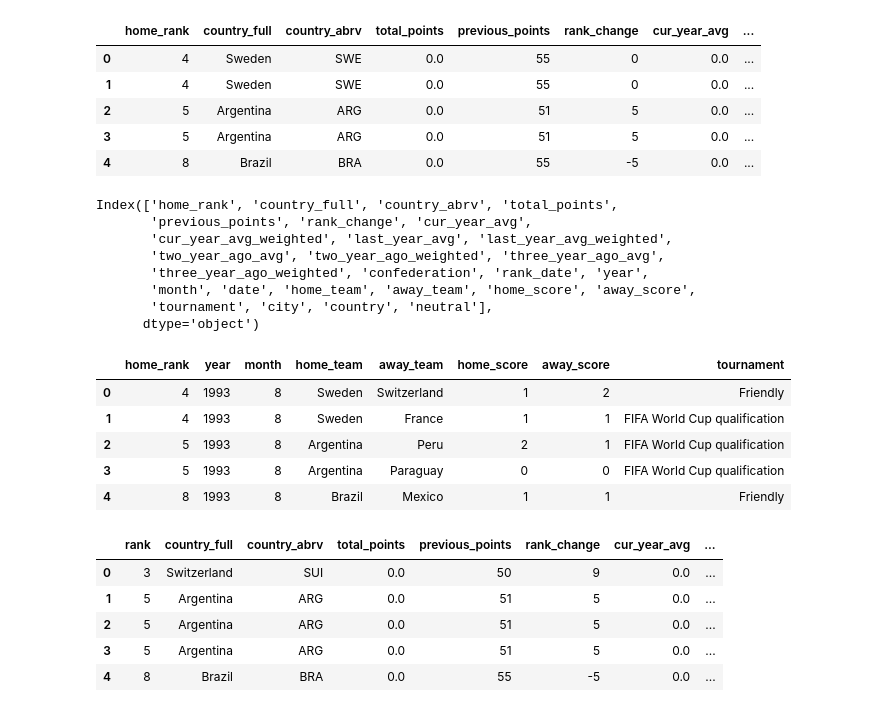
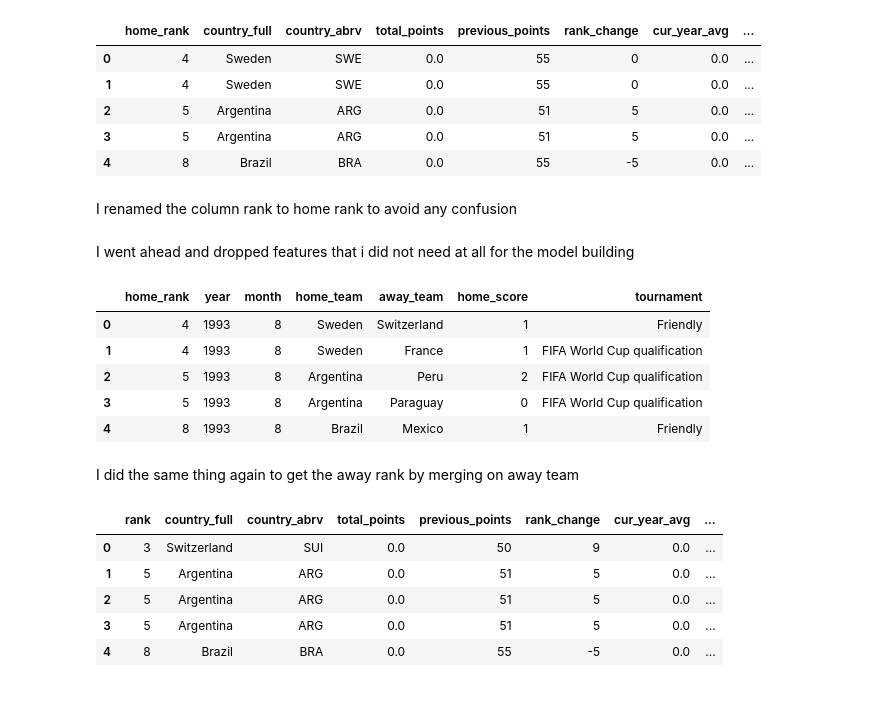
Before and after one commit to Maureen36Mathenge/Football-Match-prediction, a Jupyter notebook: Moringa_Core_IP_Week_6_Maureen_Mathenge.ipynb, the cells around one changed output. Saved outputs shown, nothing was run; the diff lists cells and outputs as text; code cells hidden in the pictures.

```diff
--- a/Moringa_Core_IP_Week_6_Maureen_Mathenge.ipynb
+++ b/Moringa_Core_IP_Week_6_Maureen_Mathenge.ipynb
@@ -162,32 +205,27 @@ fifa_home.head()
 | 2 | 5 | Argentina | ARG | 0.0 | 51 | 5 | 0.0 | ... |
 | 3 | 5 | Argentina | ARG | 0.0 | 51 | 5 | 0.0 | ... |
 | 4 | 8 | Brazil | BRA | 0.0 | 55 | -5 | 0.0 | ... |
-# %%
-fifa_home.columns
-# %% [output]
-Index(['home_rank', 'country_full', 'country_abrv', 'total_points',
-       'previous_points', 'rank_change', 'cur_year_avg',
-       'cur_year_avg_weighted', 'last_year_avg', 'last_year_avg_weighted',
-       'two_year_ago_avg', 'two_year_ago_weighted', 'three_year_ago_avg',
-       'three_year_ago_weighted', 'confederation', 'rank_date', 'year',
-       'month', 'date', 'home_team', 'away_team', 'home_score', 'away_score',
-       'tournament', 'city', 'country', 'neutral'],
-      dtype='object')
+# %% [markdown]
+I renamed the column rank to home rank to avoid any confusion
+# %% [markdown]
+I went ahead and dropped features that i did not need at all for the model building
 # %%
 final_home = fifa_home.drop([ 'country_full', 'country_abrv', 'total_points',
        'previous_points', 'rank_change', 'cur_year_avg',
        'cur_year_avg_weighted', 'last_year_avg', 'last_year_avg_weighted',
        'two_year_ago_avg', 'two_year_ago_weighted', 'three_year_ago_avg',
        'three_year_ago_weighted', 'confederation', 'rank_date', 'date',
-       'city', 'country', 'neutral'],axis=1)
+       'city', 'country', 'neutral','away_score'],axis=1)
 final_home.head()
 # %% [output]
-|  | home_rank | year | month | home_team | away_team | home_score | away_score | tournament |
-| 0 | 4 | 1993 | 8 | Sweden | Switzerland | 1 | 2 | Friendly |
-| 1 | 4 | 1993 | 8 | Sweden | France | 1 | 1 | FIFA World Cup qualification |
-| 2 | 5 | 1993 | 8 | Argentina | Peru | 2 | 1 | FIFA World Cup qualification |
-| 3 | 5 | 1993 | 8 | Argentina | Paraguay | 0 | 0 | FIFA World Cup qualification |
-| 4 | 8 | 1993 | 8 | Brazil | Mexico | 1 | 1 | Friendly |
+|  | home_rank | year | month | home_team | away_team | home_score | tournament |
+| 0 | 4 | 1993 | 8 | Sweden | Switzerland | 1 | Friendly |
+| 1 | 4 | 1993 | 8 | Sweden | France | 1 | FIFA World Cup qualification |
+| 2 | 5 | 1993 | 8 | Argentina | Peru | 2 | FIFA World Cup qualification |
+| 3 | 5 | 1993 | 8 | Argentina | Paraguay | 0 | FIFA World Cup qualification |
+| 4 | 8 | 1993 | 8 | Brazil | Mexico | 1 | Friendly |
+# %% [markdown]
+I did the same thing again to get the away rank by merging on away team
 # %%
 #Merge on away team to get the away rank
 fifa_away= pd.merge(df,df1, how='inner', left_on=['country_full','year','month'], right_on = ['away_team','year', 'month'] )
```
Also changed, not shown: parts of 73 cells of this notebook.
